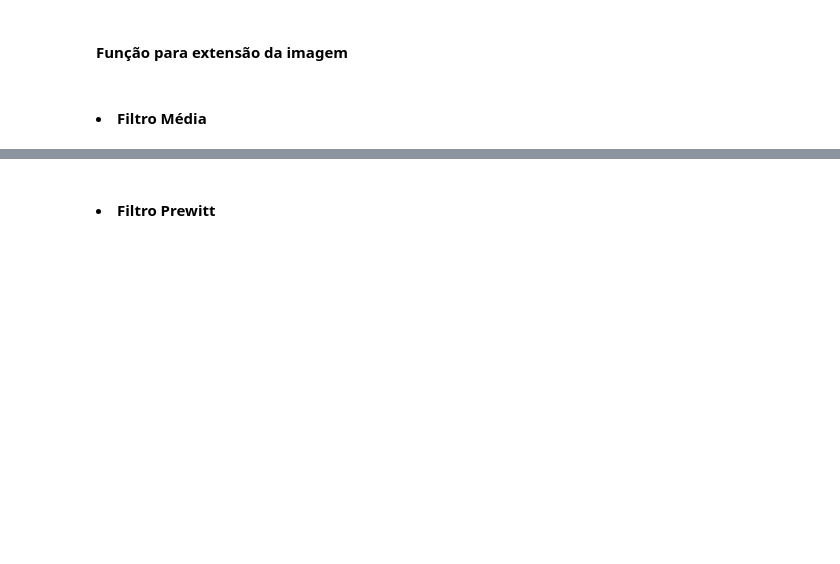
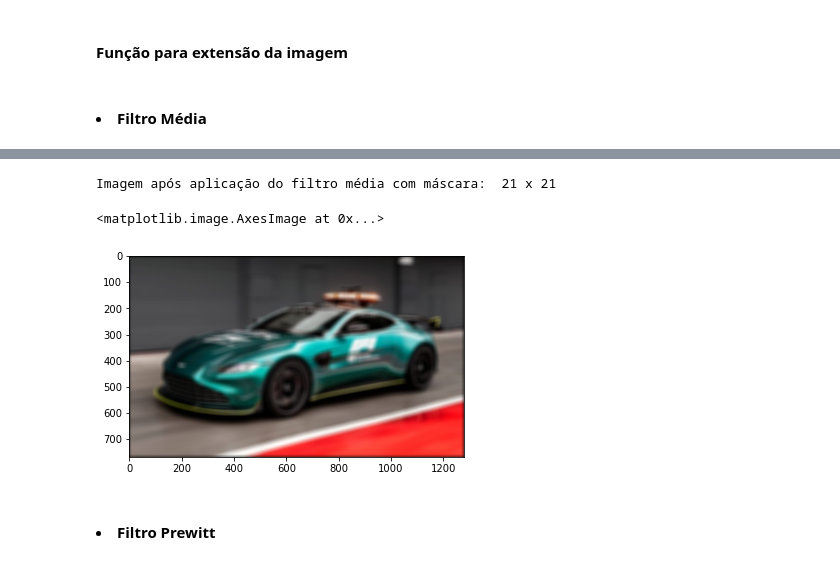
Before and after one commit to caiovictors/Processamento-Digital-de-Imagens, a Jupyter notebook: Projeto 1.ipynb, the cells around one changed output, grey strips where cells are left out. Saved outputs shown, nothing was run; the diff lists cells and outputs as text; code cells hidden in the pictures; blank space fills up the shorter version.

```diff
--- a/Projeto 1.ipynb
+++ b/Projeto 1.ipynb
@@ -381,3 +385,18 @@ offset = 0
+# %%
+# Tamanho da mascara
+linhas_mascara = 21 # Linhas da máscara
+colunas_mascara = 21 # Colunas da máscara
+offset = 0
+
+# Chamando a função do filtro média
+imgMedia = filtro_media(linhas_mascara, colunas_mascara, coresRGB_antes, offset)
+# %%
+print("Imagem após aplicação do filtro média com máscara: ", linhas_mascara, "x", colunas_mascara)
+imshow(imgMedia)
+# %% [output]
+Imagem após aplicação do filtro média com máscara:  21 x 21
+<matplotlib.image.AxesImage at 0x...>
+[figure, added]
 # %% [markdown]
 <h4> <li> Filtro Prewitt
 # %%
```
Also changed, not shown: parts of 22 cells of this notebook.
